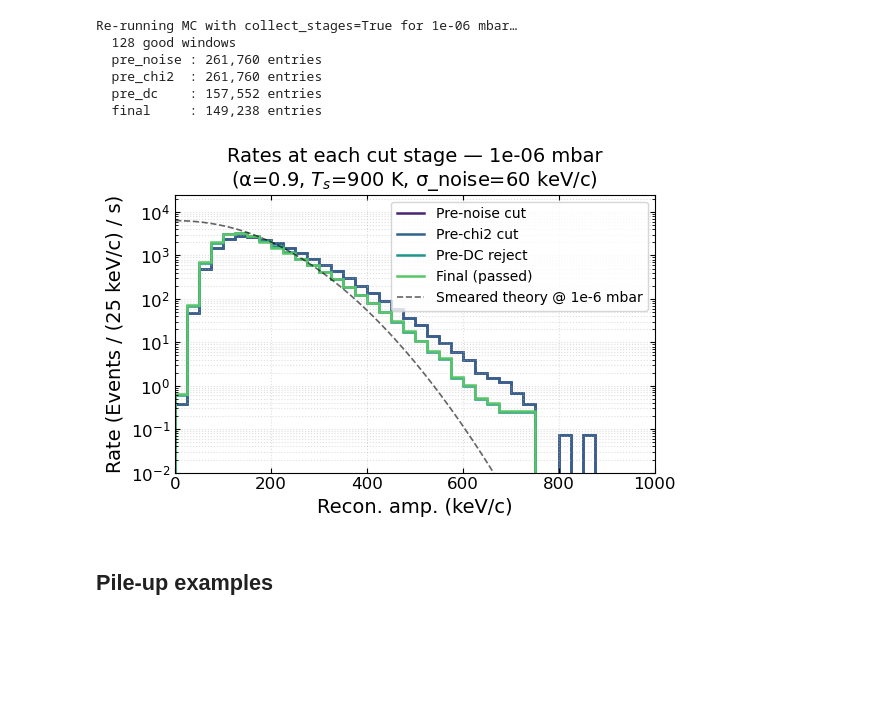
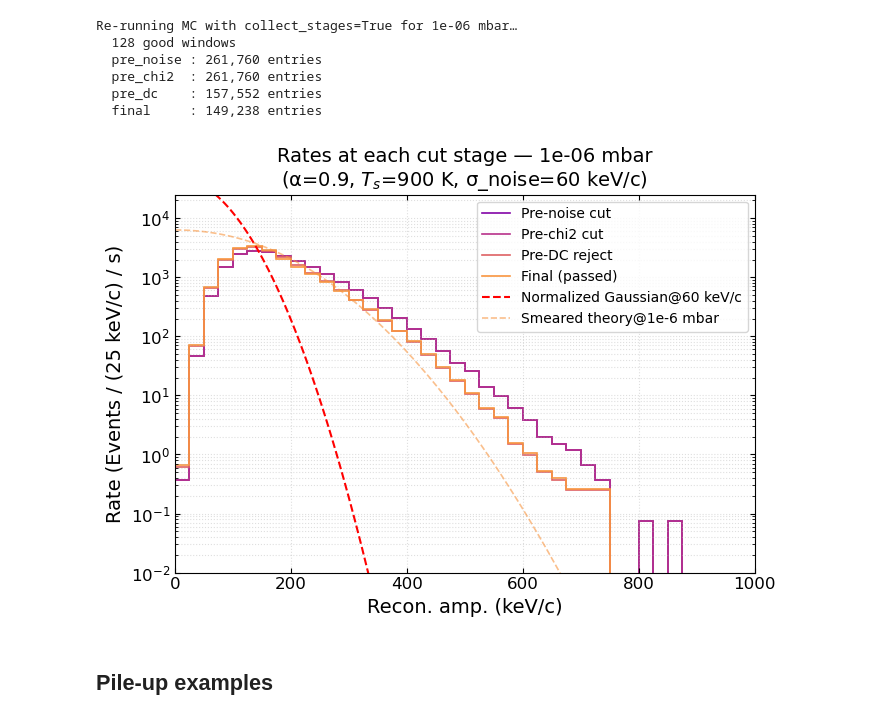
Before and after one commit to yuhants/gas_collisiions, a Jupyter notebook: analysis_notebooks/sphere_20260215/20260225_sphere_20260215_mc_search_effects.ipynb, the cells around one changed output. Drawn from its saved outputs; the diff is of its cells as text; code cells hidden in the pictures; blank space fills up the shorter version.

```diff
--- a/analysis_notebooks/sphere_20260215/20260225_sphere_20260215_mc_search_effects.ipynb
+++ b/analysis_notebooks/sphere_20260215/20260225_sphere_20260215_mc_search_effects.ipynb
@@ -491,7 +491,7 @@ Events per search window at baseline: 0.0215
 
 def run_mc(n_windows, events_per_window, rng,
            noise_thr_kev=noise_threshold_kev, chi2_thr=chi2_threshold,
-           collect_q_true=False, collect_stages=False):
+           collect_q_true=False, collect_stages=False, apply_dc=True):
     """
     Run MC simulation over n_windows full analysis windows.
 
@@ -507,7 +507,10 @@ def run_mc(n_windows, events_per_window, rng,
     Parameters
     ----------
     noise_thr_kev  : noise-level cut threshold (keV/c); default noise_threshold_kev.
+                     Pass np.inf to disable.
     chi2_thr       : chi2 cut threshold per sub-window; default chi2_threshold.
+                     Pass np.inf to disable.
+    apply_dc       : if False, skip double-count rejection.
 
     Returns
     -------
@@ -569,14 +572,16 @@ def run_mc(n_windows, events_per_window, rng,
         chi2    = calc_chi2_all(amp_lp, idx_win, normalized_template_chi2, sigma_p_amp)
         amps_2d = amps.reshape(1, -1)
         idx_2d  = idx_win.reshape(1, -1)
-        amps_2d[0, chi2 >= chi2_thr] = np.nan
+        if chi2_thr < np.inf:
+            amps_2d[0, chi2 >= chi2_thr] = np.nan
 
         # ── Before double-count rejection ─────────────────────────────────
         if collect_stages:
             pre_dc_list.extend(np.abs(amps_2d[0][~np.isnan(amps_2d[0])]) * amp2kev)
 
         # ── Double-count rejection ────────────────────────────────────────
-        amps_2d = throw_away_doublecounts(amps_2d, np.array([True]), idx_2d)
+        if apply_dc:
+            amps_2d = throw_away_doublecounts(amps_2d, np.array([True]), idx_2d)
 
         passing = amps_2d[0]
         passing = np.abs(passing[~np.isnan(passing)]) * amp2kev
@@ -750,10 +910,10 @@ print(f'  final     : {len(q_meas_s):,} entries')
 
 # stage_data: norm computed per-histogram below as sum(hh) * T_search
 stage_data = [
-    ('Pre-noise cut',  stages['pre_noise'], 'C0'),
-    ('Pre-chi2 cut',   stages['pre_chi2'],  'C1'),
-    ('Pre-DC reject',  stages['pre_dc'],    'C2'),
-    ('Final (passed)', q_meas_s,            'C3'),
+    ('Pre-noise cut',  stages['pre_noise'], colors_p[1]),
+    ('Pre-chi2 cut',   stages['pre_chi2'],  colors_p[2]),
+    ('Pre-DC reject',  stages['pre_dc'],    colors_p[3]),
+    ('Final (passed)', q_meas_s,            colors_p[4]),
 ]
 # %% [output]
 Re-running MC with collect_stages=True for 1e-06 mbar…
@@ -764,30 +924,38 @@ Re-running MC with collect_stages=True for 1e-06 mbar…
   final     : 149,238 entries
 # %%
 
-fig, ax = plt.subplots(figsize=(6, 4))
+fig, ax = plt.subplots(figsize=(7, 5))
 for label, q_arr, col in stage_data:
     if len(q_arr) == 0:
         continue
     hh, _ = np.histogram(q_arr, bins)
     norm   = np.sum(hh) * T_search   # effective livetime at this cut stage
     rate   = hh / norm
-    ax.stairs(rate, bins, label=label, color=col, linewidth=1.8)
+    ax.stairs(rate, bins, label=label, color=col, linewidth=1.2)
 
-ax.plot(qq_kev, drdqz_smear * dq * stage_mult, 'k--', lw=1.2, alpha=0.6,
-        label=f'Smeared theory @ 1e-6 mbar')
+    if label == 'Final (passed)':
+        xx = np.linspace(0, 500, 100)
+        norm_gauss = 2 * (1 / sigma_noise_kev / np.sqrt(2*np.pi)) * np.sum(hh) * (bins[1] - bins[0])
+        gauss_shape = utils.gauss(x=xx, A=norm_gauss, mu=0, sigma=sigma_noise_kev)
+        ax.plot(xx, gauss_shape, 'r--', label=f'Normalized Gaussian@{sigma_noise_kev:.0f} keV/c')
+
+ax.plot(qq_kev, drdqz_smear * dq * stage_mult, '--', color=colors_p[-1], lw=1.2, alpha=0.6,
+        label=f'Smeared theory@1e-6 mbar')
+
+
 
 ax.set_xlabel('Recon. amp. (keV/c)')
 ax.set_ylabel(f'Rate (Events / ({dq:.0f} keV/c) / s)')
 ax.set_yscale('log')
 ax.set_xlim(0, 1000)
 ax.set_ylim(1e-2, 2.5e4)
 ax.legend(fontsize=10)
 ax.set_title(f'Rates at each cut stage — {stage_lbl}\n'
              f'(α={alpha}, $T_s$={T_sensor} K, σ_noise={sigma_noise_kev:.0f} keV/c)')
 ax.grid(True, which='both', ls=':', alpha=0.4)
 plt.tight_layout()
 # %% [output]
-[figure, old version]
+[figure, new version]
 # %% [markdown]
 ## Pile-up examples
 # %%
```
Also changed, not shown: parts of 6 cells of this notebook.
